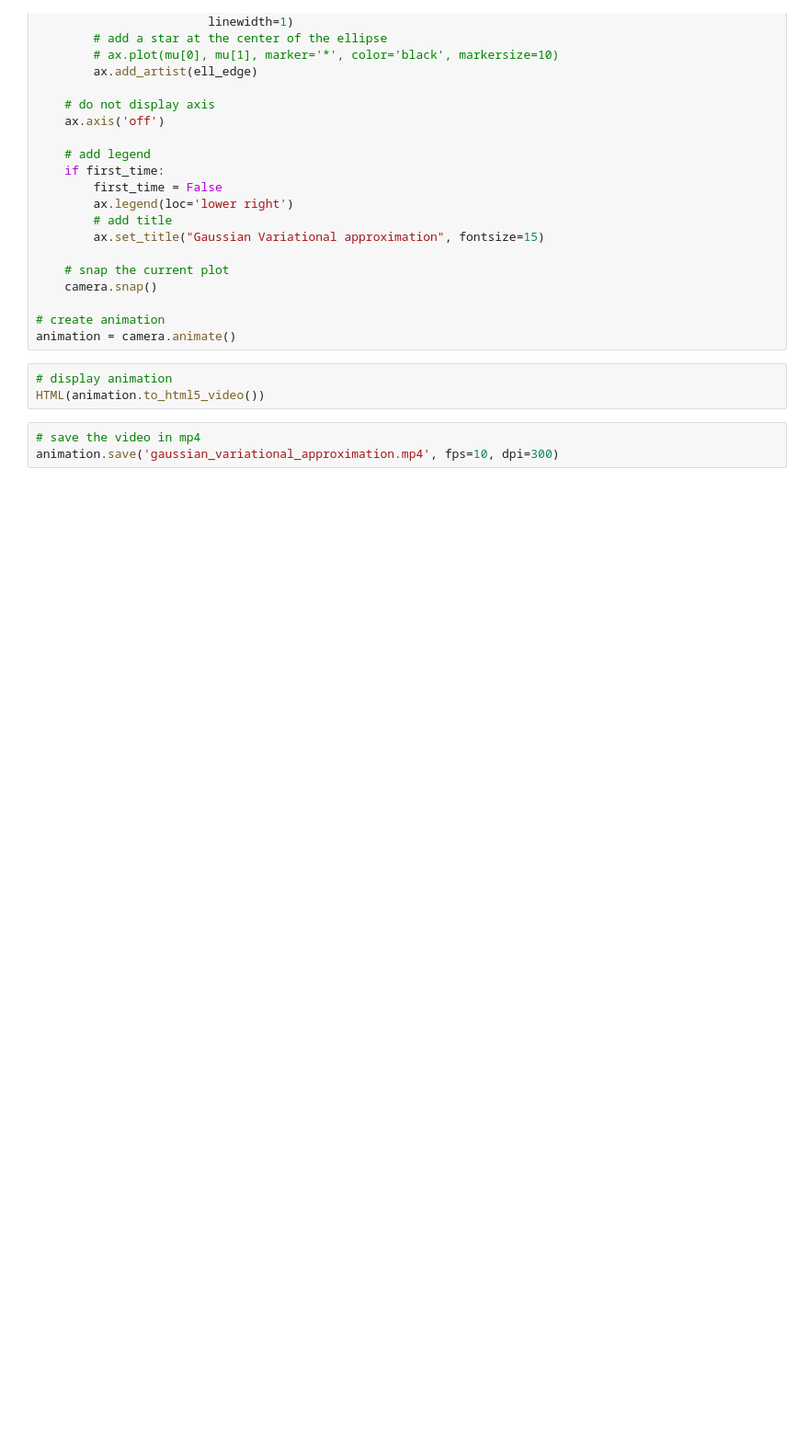
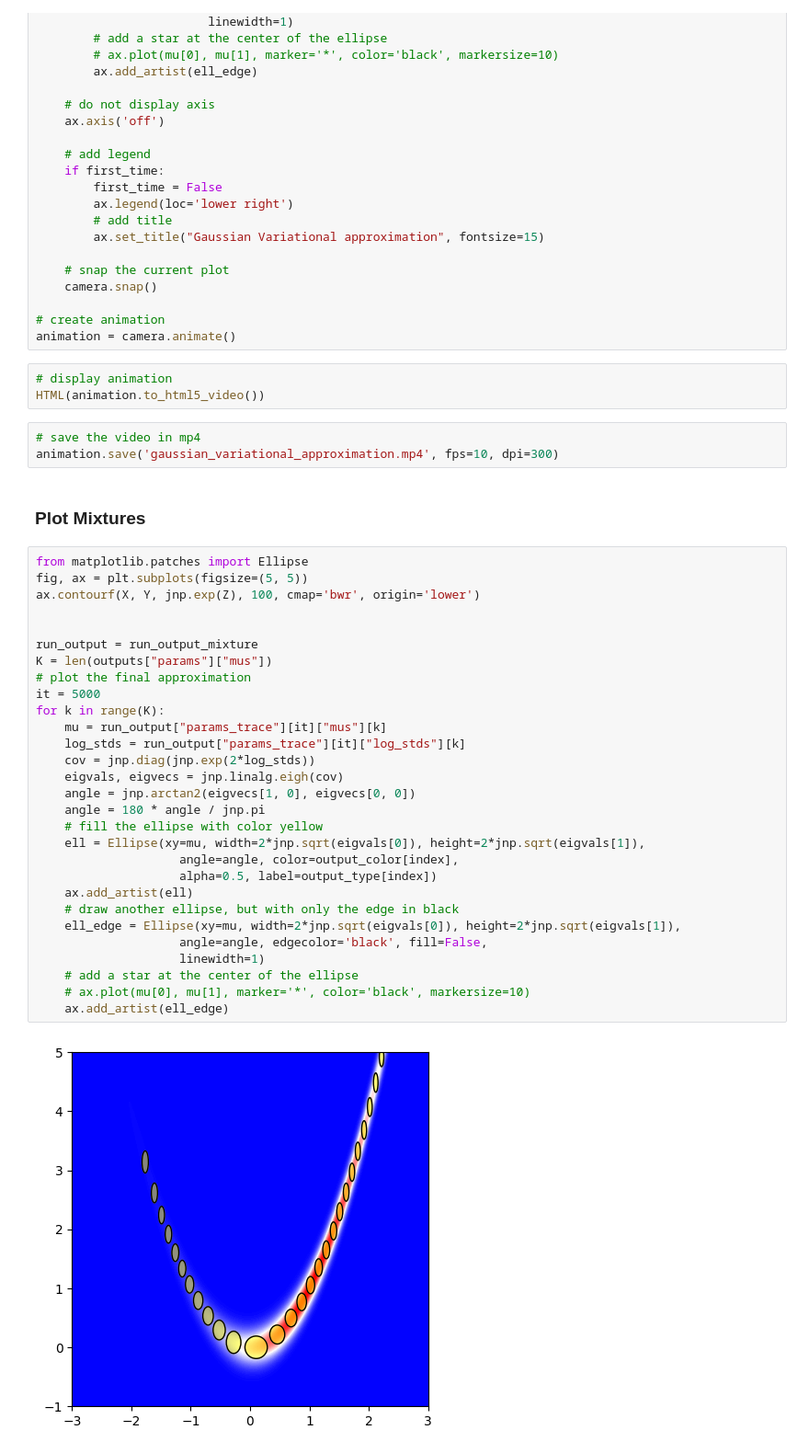
Before and after one commit to alexxthiery/mcjax, a Jupyter notebook: notebooks/variational/doubleStoch.ipynb, the cells around one changed output. Shown at 92% size. Saved outputs shown, nothing was run; the diff lists cells and outputs as text; blank space fills up the shorter version.

```diff
--- a/notebooks/variational/doubleStoch.ipynb
+++ b/notebooks/variational/doubleStoch.ipynb
@@ -197,3 +219,36 @@ HTML(animation.to_html5_video())
 # %%
 # save the video in mp4
 animation.save('gaussian_variational_approximation.mp4', fps=10, dpi=300)
+# %% [markdown]
+### Plot Mixtures
+# %%
+from matplotlib.patches import Ellipse
+fig, ax = plt.subplots(figsize=(5, 5))
+ax.contourf(X, Y, jnp.exp(Z), 100, cmap='bwr', origin='lower')
+
+
+run_output = run_output_mixture
+K = len(outputs["params"]["mus"])
+# plot the final approximation
+it = 5000
+for k in range(K):
+    mu = run_output["params_trace"][it]["mus"][k]
+    log_stds = run_output["params_trace"][it]["log_stds"][k]
+    cov = jnp.diag(jnp.exp(2*log_stds))
+    eigvals, eigvecs = jnp.linalg.eigh(cov)
+    angle = jnp.arctan2(eigvecs[1, 0], eigvecs[0, 0])
+    angle = 180 * angle / jnp.pi
+    # fill the ellipse with color yellow
+    ell = Ellipse(xy=mu, width=2*jnp.sqrt(eigvals[0]), height=2*jnp.sqrt(eigvals[1]),
+                    angle=angle, color=output_color[index],
+                    alpha=0.5, label=output_type[index])
+    ax.add_artist(ell)
+    # draw another ellipse, but with only the edge in black
+    ell_edge = Ellipse(xy=mu, width=2*jnp.sqrt(eigvals[0]), height=2*jnp.sqrt(eigvals[1]),
+                    angle=angle, edgecolor='black', fill=False,
+                    linewidth=1)
+    # add a star at the center of the ellipse
+    # ax.plot(mu[0], mu[1], marker='*', color='black', markersize=10)
+    ax.add_artist(ell_edge)
+# %% [output]
+[figure, added]
```
Also changed, not shown: parts of 8 cells of this notebook, 1 other file.
